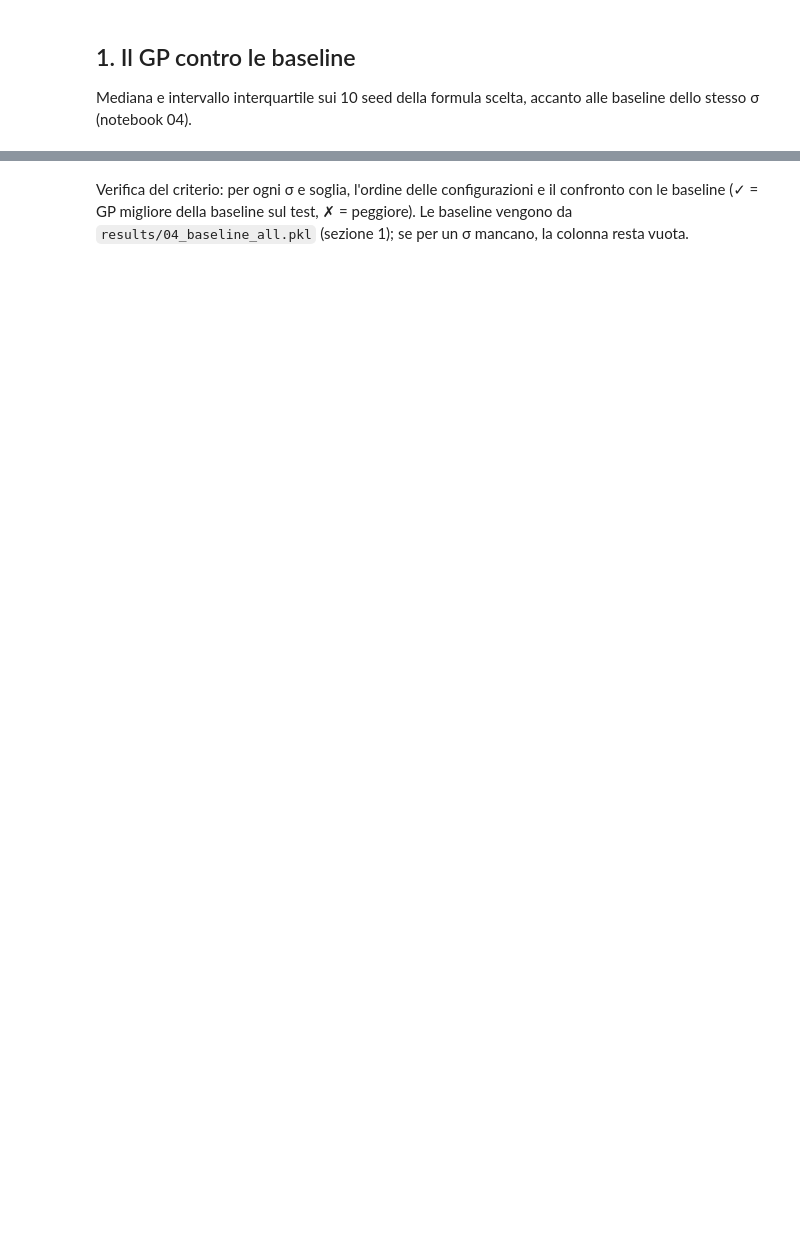
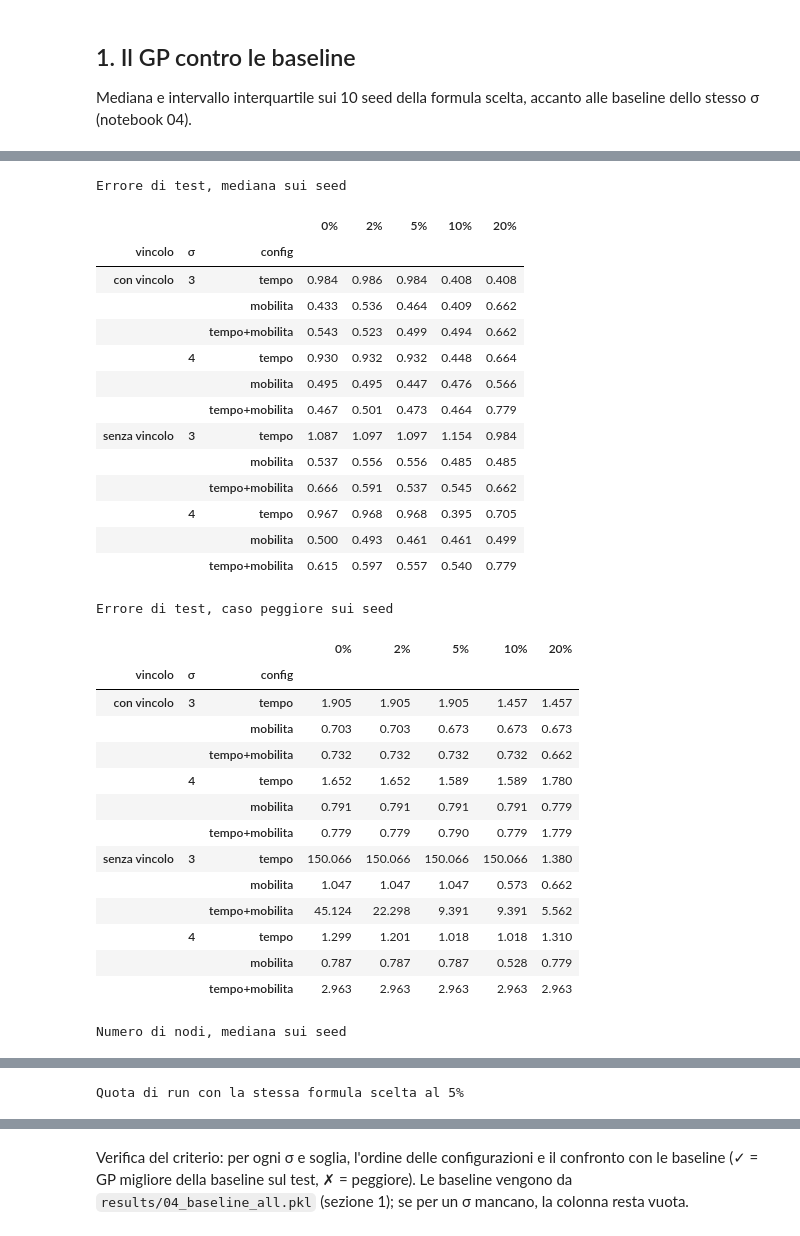
Before and after one commit to annaferrari02/seird-gp, a Jupyter notebook: notebooks/06_gp_seconda_ondata.ipynb, the cells around one changed output, grey strips where cells are left out. Drawn from its saved outputs; the diff is of its cells as text; code cells hidden in the pictures; blank space fills up the shorter version.

```diff
--- a/notebooks/06_gp_seconda_ondata.ipynb
+++ b/notebooks/06_gp_seconda_ondata.ipynb
@@ -42,7 +43,12 @@ def choose(front, tol=TOL):
     ok = front[front["fitness_norm train"] <= (1 + tol) * front["fitness_norm train"].min()]
     return ok.sort_values(["nodi", "fitness_norm train"]).iloc[0]
 
-runs = load_runs()
-chosen = pd.DataFrame([{**{k: r[k] for k in ["σ", "config", "seed"]}, **choose(r["front"]).to_dict()}
-                       for _, r in runs.iterrows()])
-print(len(runs), "run;", runs.groupby(["σ", "config"]).size().to_dict())
+def choose_all(runs, tol=TOL):
+    return pd.DataFrame([{**{k: r[k] for k in ["σ", "config", "seed"]}, **choose(r["front"], tol).to_dict()}
+                         for _, r in runs.iterrows()])
+
+runs = load_runs("full_")          # senza vincolo
+runs_v = load_runs("vinc_")        # con il vincolo |g| ≤ 2 (σ = 1/4 e 1/3)
+chosen, chosen_v = choose_all(runs), choose_all(runs_v)
+print(len(runs), "run senza vincolo;", runs.groupby(["σ", "config"]).size().to_dict())
+print(len(runs_v), "run con vincolo;", runs_v.groupby(["σ", "config"]).size().to_dict())
@@ -87,36 +123,72 @@ Se una delle due cose cambia, la conclusione corrispondente va riportata come di
 # %%
 TOLS = [0.0, 0.02, 0.05, 0.10, 0.20]
 
 rows = []
-for tol in TOLS:
-    for _, r in runs.iterrows():
+for vinc, rr in [("senza vincolo", runs), ("con vincolo", runs_v)]:
+  for tol in TOLS:
+    for _, r in rr.iterrows():
         f = choose(r["front"], tol)
-        rows.append({"tol": tol, "σ": r["σ"], "config": r["config"], "seed": r["seed"],
+        rows.append({"vincolo": vinc, "tol": tol, "σ": r["σ"], "config": r["config"], "seed": r["seed"],
                      "formula": f["formula"], "nodi": int(f["nodi"]),
                      "train": f["fitness_norm train"], "test": f["fitness_norm test"]})
 sens = pd.DataFrame(rows)
 
 # quota di run in cui la formula scelta è la stessa della soglia di riferimento (5%)
-ref = sens[sens["tol"] == TOL].set_index(["σ", "config", "seed"])["formula"]
-sens["come al 5%"] = [f == ref[(s, c, k)] for s, c, k, f in sens[["σ", "config", "seed", "formula"]].itertuples(index=False)]
+ref = sens[sens["tol"] == TOL].set_index(["vincolo", "σ", "config", "seed"])["formula"]
+sens["come al 5%"] = [f == ref[(v, s, c, k)] for v, s, c, k, f in sens[["vincolo", "σ", "config", "seed", "formula"]].itertuples(index=False)]
 
-agg = (sens.groupby(["σ", "config", "tol"])
+agg = (sens.groupby(["vincolo", "σ", "config", "tol"])
        .agg(test_mediana=("test", "median"),
             test_q25=("test", lambda x: x.quantile(.25)),
             test_q75=("test", lambda x: x.quantile(.75)),
+            test_peggiore=("test", "max"),
             nodi_mediana=("nodi", "median"),
             quota_come_5=("come al 5%", "mean"))
        .reset_index())
 agg.to_csv(RESULTS_DIR / "06_sensibilita_soglia.csv", index=False)
 
 def wide(col, fmt="{:.3f}"):
-    t = agg.pivot_table(index=["σ", "config"], columns="tol", values=col)
+    t = agg.pivot_table(index=["vincolo", "σ", "config"], columns="tol", values=col)
     t.columns = [f"{c:.0%}" for c in t.columns]
     return t.reindex(CONFIG_ORDER, level="config")
 
 print("Errore di test, mediana sui seed")
 display(wide("test_mediana").round(3))
+print("Errore di test, caso peggiore sui seed")
+display(wide("test_peggiore").round(3))
 print("Numero di nodi, mediana sui seed")
 display(wide("nodi_mediana"))
 print("Quota di run con la stessa formula scelta al 5%")
 display(wide("quota_come_5").round(2))
+# %% [output]
+Errore di test, mediana sui seed
+|  |  |  | 0% | 2% | 5% | 10% | 20% |
+| vincolo | σ | config |  |  |  |  |  |
+| con vincolo | 3 | tempo | 0.984 | 0.986 | 0.984 | 0.408 | 0.408 |
+|  |  | mobilita | 0.433 | 0.536 | 0.464 | 0.409 | 0.662 |
+|  |  | tempo+mobilita | 0.543 | 0.523 | 0.499 | 0.494 | 0.662 |
+|  | 4 | tempo | 0.930 | 0.932 | 0.932 | 0.448 | 0.664 |
+|  |  | mobilita | 0.495 | 0.495 | 0.447 | 0.476 | 0.566 |
+|  |  | tempo+mobilita | 0.467 | 0.501 | 0.473 | 0.464 | 0.779 |
+| senza vincolo | 3 | tempo | 1.087 | 1.097 | 1.097 | 1.154 | 0.984 |
+|  |  | mobilita | 0.537 | 0.556 | 0.556 | 0.485 | 0.485 |
+|  |  | tempo+mobilita | 0.666 | 0.591 | 0.537 | 0.545 | 0.662 |
+|  | 4 | tempo | 0.967 | 0.968 | 0.968 | 0.395 | 0.705 |
+|  |  | mobilita | 0.500 | 0.493 | 0.461 | 0.461 | 0.499 |
+|  |  | tempo+mobilita | 0.615 | 0.597 | 0.557 | 0.540 | 0.779 |
+Errore di test, caso peggiore sui seed
+|  |  |  | 0% | 2% | 5% | 10% | 20% |
+| vincolo | σ | config |  |  |  |  |  |
+| con vincolo | 3 | tempo | 1.905 | 1.905 | 1.905 | 1.457 | 1.457 |
+|  |  | mobilita | 0.703 | 0.703 | 0.673 | 0.673 | 0.673 |
+|  |  | tempo+mobilita | 0.732 | 0.732 | 0.732 | 0.732 | 0.662 |
+|  | 4 | tempo | 1.652 | 1.652 | 1.589 | 1.589 | 1.780 |
+|  |  | mobilita | 0.791 | 0.791 | 0.791 | 0.791 | 0.779 |
+|  |  | tempo+mobilita | 0.779 | 0.779 | 0.790 | 0.779 | 1.779 |
+| senza vincolo | 3 | tempo | 150.066 | 150.066 | 150.066 | 150.066 | 1.380 |
+|  |  | mobilita | 1.047 | 1.047 | 1.047 | 0.573 | 0.662 |
+|  |  | tempo+mobilita | 45.124 | 22.298 | 9.391 | 9.391 | 5.562 |
+|  | 4 | tempo | 1.299 | 1.201 | 1.018 | 1.018 | 1.310 |
+|  |  | mobilita | 0.787 | 0.787 | 0.787 | 0.528 | 0.779 |
+|  |  | tempo+mobilita | 2.963 | 2.963 | 2.963 | 2.963 | 2.963 |
+Numero di nodi, mediana sui seed
@@ -122,0 +209 @@ display(wide("quota_come_5").round(2))
+Quota di run con la stessa formula scelta al 5%
```
Also changed, not shown: parts of 15 cells of this notebook.
